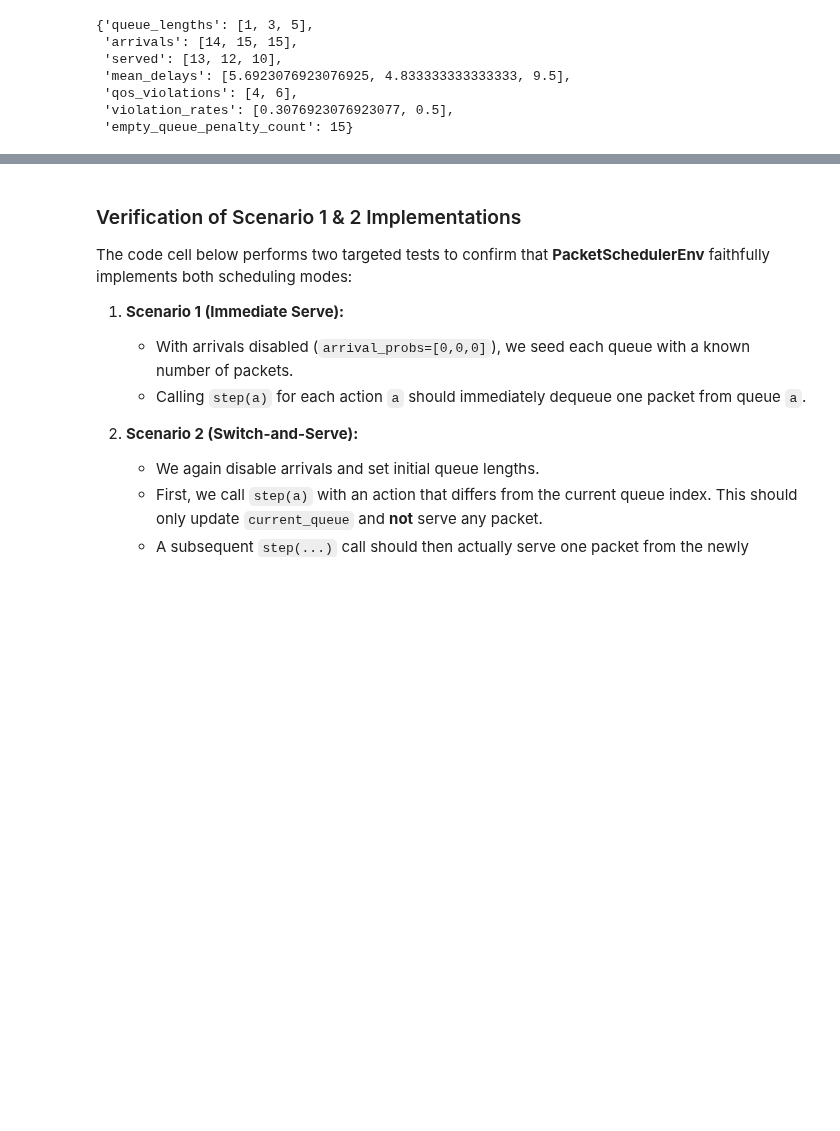
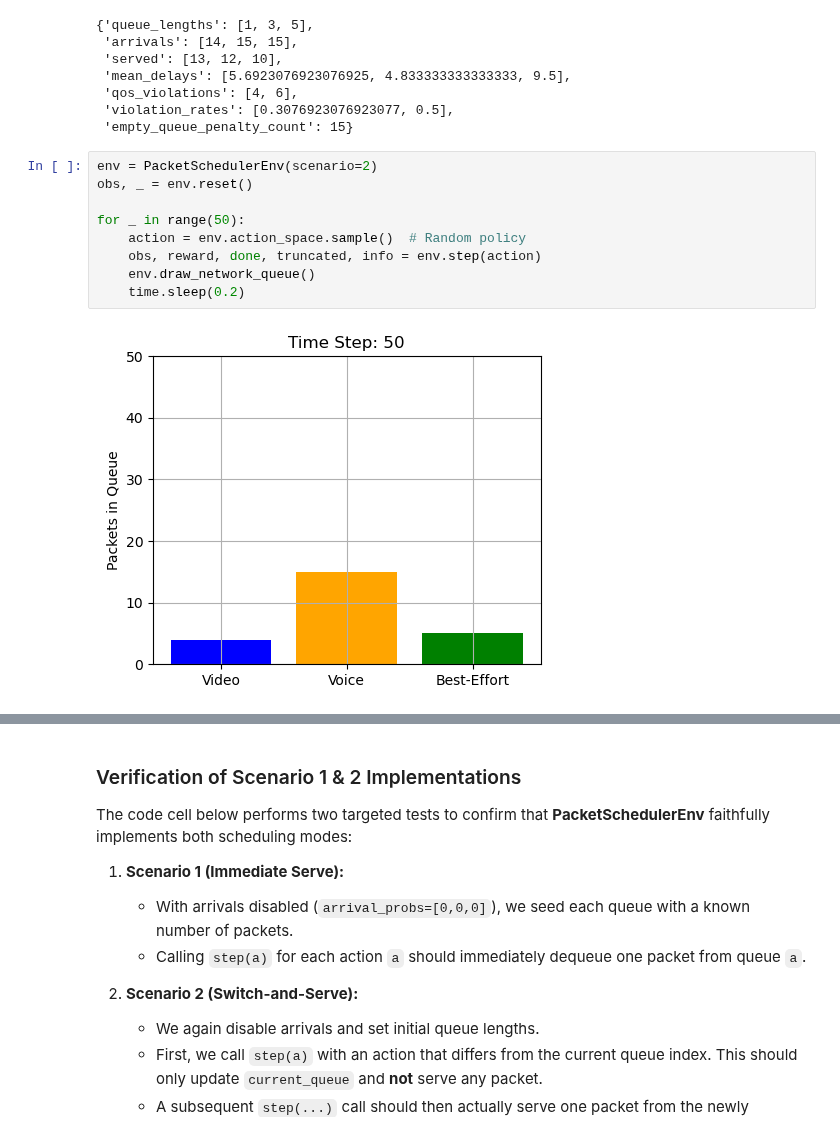
Before and after one commit to Tanjim-5125/packet_scheduling_A2_32, a Jupyter notebook: assingment2_packet_scheduler.ipynb, the cells around one changed output, grey strips where cells are left out. Cells and saved outputs as stored; diff of their text form; blank space fills up the shorter version.

```diff
--- a/assingment2_packet_scheduler.ipynb
+++ b/assingment2_packet_scheduler.ipynb
@@ -288,3 +287,14 @@ env.get_statistics()
  'qos_violations': [4, 6],
  'violation_rates': [0.3076923076923077, 0.5],
  'empty_queue_penalty_count': 15}
+# %%
+env = PacketSchedulerEnv(scenario=2)
+obs, _ = env.reset()
+
+for _ in range(50):
+    action = env.action_space.sample()  # Random policy
+    obs, reward, done, truncated, info = env.step(action)
+    env.draw_network_queue()
+    time.sleep(0.2)
+# %% [output]
+[figure, added]
```
Also changed, not shown: parts of 17 cells of this notebook.
